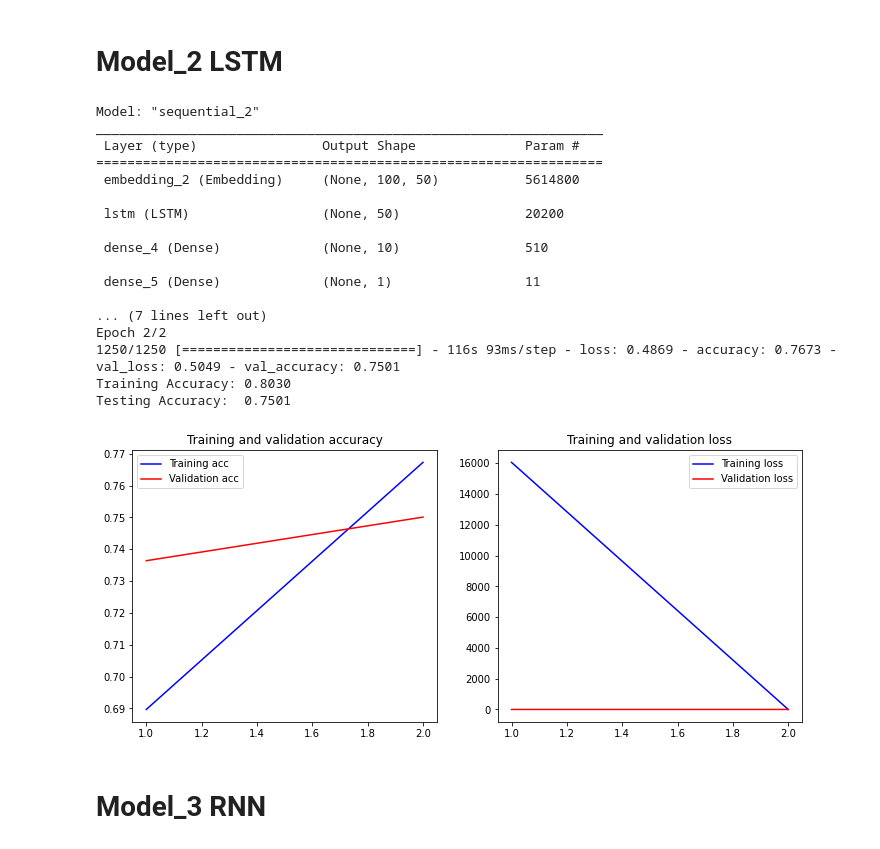
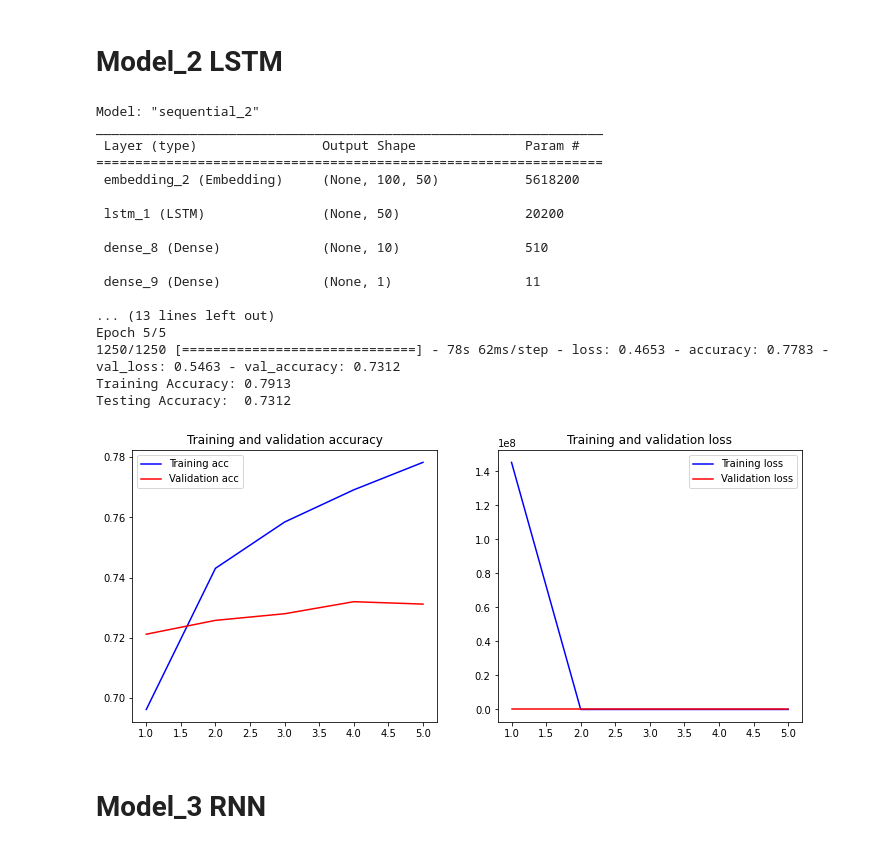
Before and after one commit to DanielHauersperger/Deep-Learning-Movie-Reviews, a Jupyter notebook: Movie_Review_Final2.ipynb, the cells around one changed output. Cells and saved outputs as stored; diff of their text form; code cells hidden in the pictures.

Commit message:
more epochs for LSTM

```diff
--- a/Movie_Review_Final2.ipynb
+++ b/Movie_Review_Final2.ipynb
@@ -148,44 +148,44 @@ embedding_dim = 50
 model = Sequential()
 model.add(layers.Embedding(input_dim=vocab_size,
                            output_dim=embedding_dim,
                            input_length=maxlen))
 model.add(layers.LSTM(50,activation='relu'))
 model.add(layers.Dense(10, activation='relu'))
 model.add(layers.Dense(1, activation='sigmoid'))
 model.compile(optimizer='adam',
               loss='binary_crossentropy',
               metrics=['accuracy'])
 model.summary()
 
 history = model.fit(X_train, y_train,
-                    epochs=2,
+                    epochs=5,
                     # verbose=True,
                     validation_data=(X_test, y_test))#,
                     # batch_size=50)
 loss, accuracy = model.evaluate(X_train, y_train, verbose=False)
 print("Training Accuracy: {:.4f}".format(accuracy))
 loss, accuracy = model.evaluate(X_test, y_test, verbose=False)
 print("Testing Accuracy:  {:.4f}".format(accuracy))
 plot_history(history)
 # %% [output]
 Model: "sequential_2"
 _________________________________________________________________
  Layer (type)                Output Shape              Param #
 =================================================================
- embedding_2 (Embedding)     (None, 100, 50)           5614800
+ embedding_2 (Embedding)     (None, 100, 50)           5618200
 
- lstm (LSTM)                 (None, 50)                20200
+ lstm_1 (LSTM)               (None, 50)                20200
 
- dense_4 (Dense)             (None, 10)                510
+ dense_8 (Dense)             (None, 10)                510
 
- dense_5 (Dense)             (None, 1)                 11
+ dense_9 (Dense)             (None, 1)                 11
 
-... (7 lines left out)
-Epoch 2/2
-1250/1250 [==============================] - 116s 93ms/step - loss: 0.4869 - accuracy: 0.7673 - val_loss: 0.5049 - val_accuracy: 0.7501
-Training Accuracy: 0.8030
-Testing Accuracy:  0.7501
+... (13 lines left out)
+Epoch 5/5
+1250/1250 [==============================] - 78s 62ms/step - loss: 0.4653 - accuracy: 0.7783 - val_loss: 0.5463 - val_accuracy: 0.7312
+Training Accuracy: 0.7913
+Testing Accuracy:  0.7312
-[figure, old version]
+[figure, new version]
 # %% [markdown]
 # Model_3 RNN
 # %%
```
Also changed, not shown: parts of 2 cells of this notebook.
